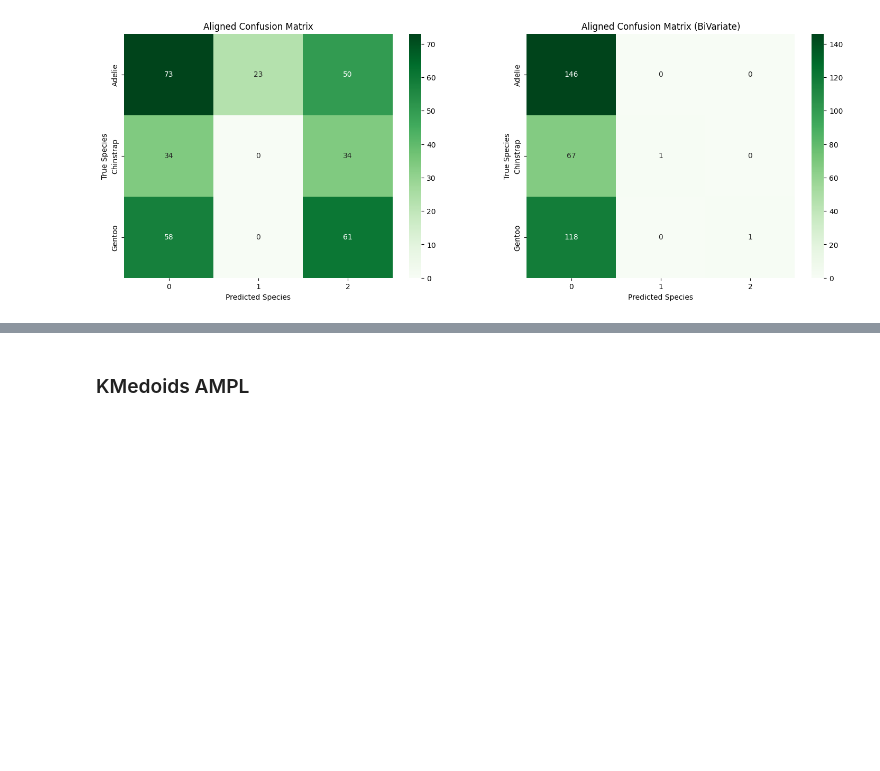
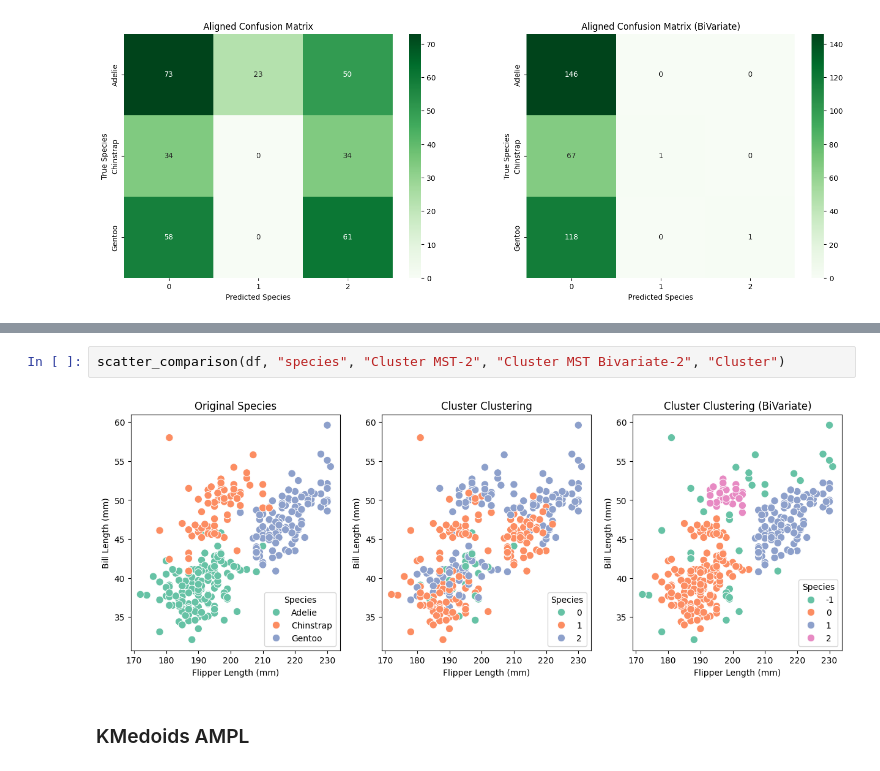
Before and after one commit to ivan-parreno/Cluster, a Jupyter notebook: ods/clustering/clustering.ipynb, the cells around one changed output, grey strips where cells are left out. Drawn from its saved outputs; the diff is of its cells as text; blank space fills up the shorter version.

```diff
--- a/ods/clustering/clustering.ipynb
+++ b/ods/clustering/clustering.ipynb
@@ -170,3 +206,7 @@ show_confusion_matrix(
+# %%
+scatter_comparison(df, "species", "Cluster MST-2", "Cluster MST Bivariate-2", "Cluster")
+# %% [output]
+[figure, added]
 # %% [markdown]
 ### KMedoids AMPL
 # %%
```
Also changed, not shown: parts of 8 cells of this notebook, 1 other file.
